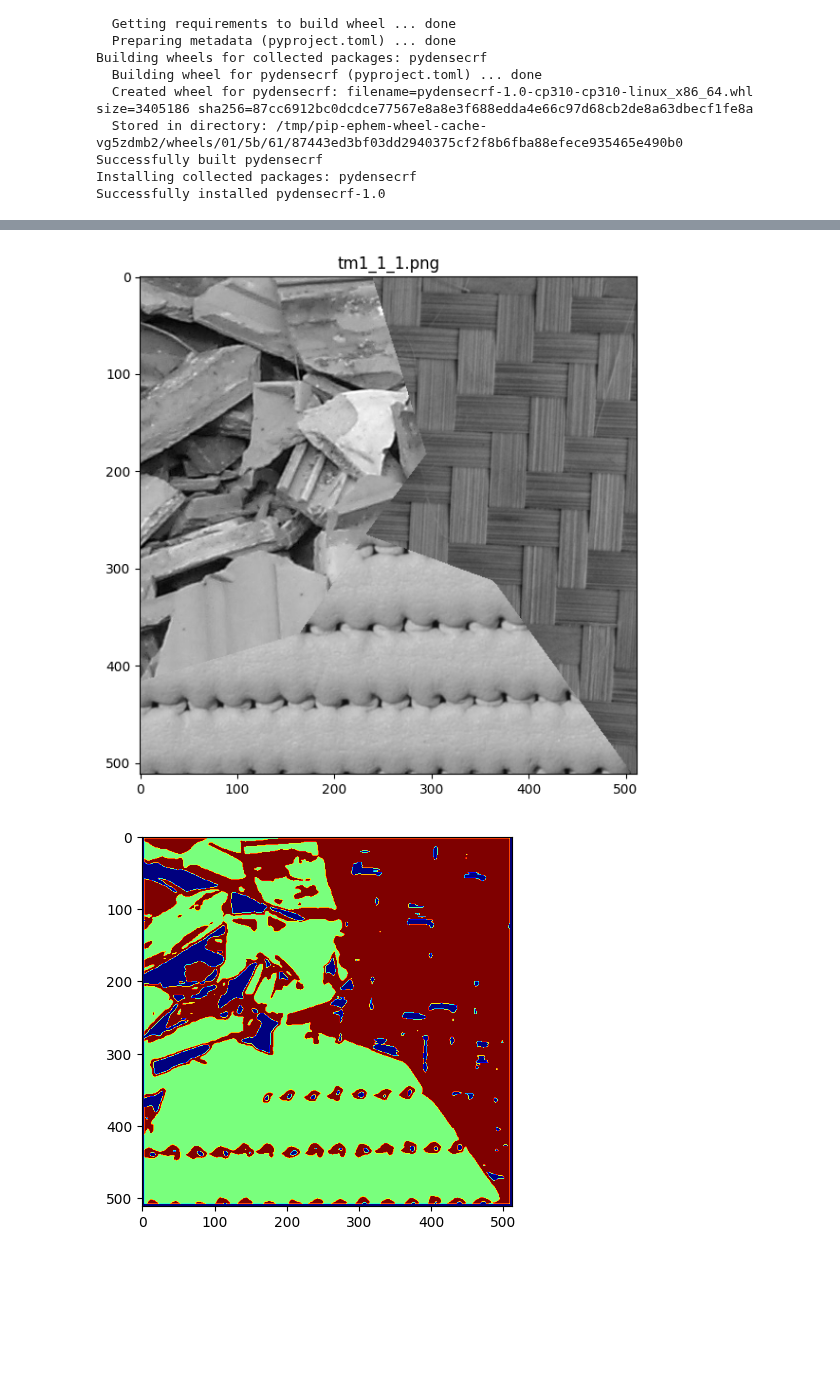
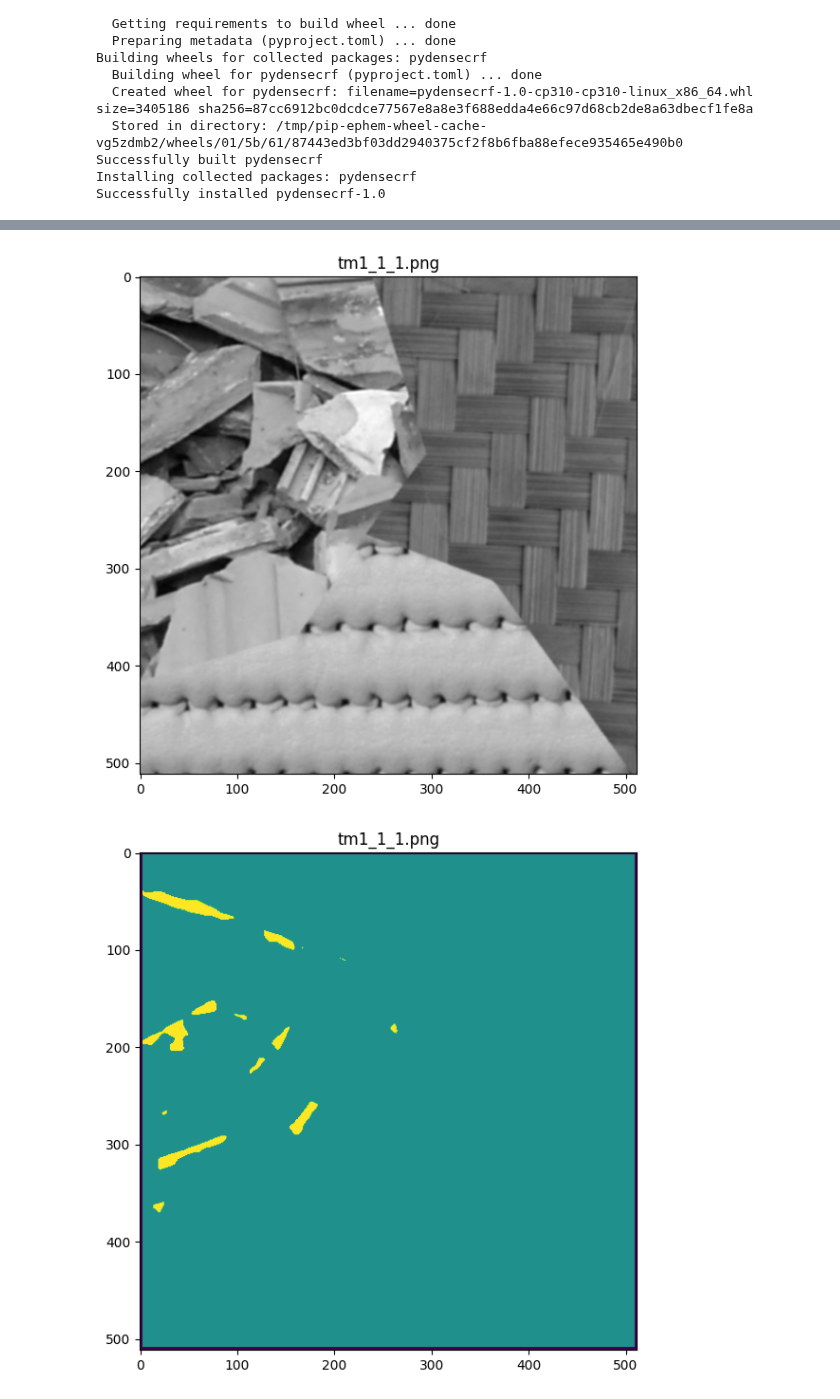
Before and after one commit to dmytro-varich/Texture-Segmentation-App, a Jupyter notebook: segmentation_main.ipynb, the cells around one changed output, grey strips where cells are left out. Saved outputs shown, nothing was run; the diff lists cells and outputs as text; code cells hidden in the pictures; blank space fills up the shorter version.

```diff
--- a/segmentation_main.ipynb
+++ b/segmentation_main.ipynb
@@ -694,7 +559,7 @@ def main(directory):
     # Preprocess images
     resize_shape = None
     normalize = True
-    sigma = 0
+    sigma = 1.0
     apply_edge_detection = False
     for key, image in images.items():
         images[key] = TextureSegmentation.preprocess_image(image,
@@ -712,59 +577,57 @@ def main(directory):
     for key, image in images.items():
         patches[key] = TextureSegmentation.extract_patches(image, patch_size=patch_size)
 
-    #
-    contrast_patches = dict()
-    for key, patch in patches.items():
-        contrast_patches[key] = TextureSegmentation.compute_contrast_features(patch)
-
     # Cluster patches to find PRP (Principal Representative Patterns)
     max_clusters = 3
     n_components = None
-    prp_centroids, optimal_clusters = TextureSegmentation.cluster_patches(patches, contrast_patches,
+    prp_centroids, optimal_clusters = TextureSegmentation.cluster_patches(patches,
                                                                     max_clusters=max_clusters,
                                                                     n_components=n_components,
                                                                     find_optimal_clusters=False)
 
     # Segment the images by extracting texture features and using the Mumford-Shah
     segmented_images, edges = dict(), dict()
-    sigma = 0.1
-    iterations = 1
+    sigma = 0.3
+    h = 1.0
+    iterations, alpha, beta, epsilon  = 3, 1000, 0.01, 0.01
     for key, image in images.items():
         segmented_images[key], edges[key] = TextureSegmentation.segmentation(image, prp_centroids,
                                                                             patch_size=patch_size,
-                                                                            sigma=sigma,
-                                                                            iterations=iterations)
+                                                                            sigma=sigma, h=h,
+                                                                            iterations=iterations,
+                                                                            alpha=alpha, beta=beta,
+                                                                             epsilon=epsilon)
 
     # Display the segmented images and edges
     TextureSegmentation.show_images(segmented_images, figsize=figsize, rows=rows, cols=cols, cmap=None)
     TextureSegmentation.show_images(edges, figsize=figsize, rows=rows, cols=cols, cmap=None)
 
     # Assign labels to the segmented images
     labels = dict()
     for key, segmented_image in segmented_images.items():
         labels[key] = TextureSegmentation.assign_labels(segmented_image, prp_centroids,
                                                         patch_size=patch_size,
                                                         sigma=sigma)
 
     # Display the labels
     TextureSegmentation.show_images(labels, figsize=figsize, rows=rows, cols=cols, cmap='tab20')
 
     # Postprocess images using CRF
     postprocessed_images = dict()
     for key, segmented_image in segmented_images.items():
         postprocessed_images[key] = TextureSegmentation.postprocess_segmentation(segmented_image, edges[key], labels[key],
                                                                                  num_classes=optimal_clusters)
 
     # Display the postprocessed images
     TextureSegmentation.show_images(postprocessed_images, figsize=figsize, rows=rows, cols=cols, cmap='tab20')
 
     # Save the segmented images to the output directory
     # TextureSegmantation.save_segmented_images('output', {})
 
 if __name__ == '__main__':
     directory = 'data/'
     main(directory)
 # %% [output]
 [figure]
 [figure]
-[figure, old version]
+[figure, new version]
```
Also changed, not shown: parts of 2 cells of this notebook.
